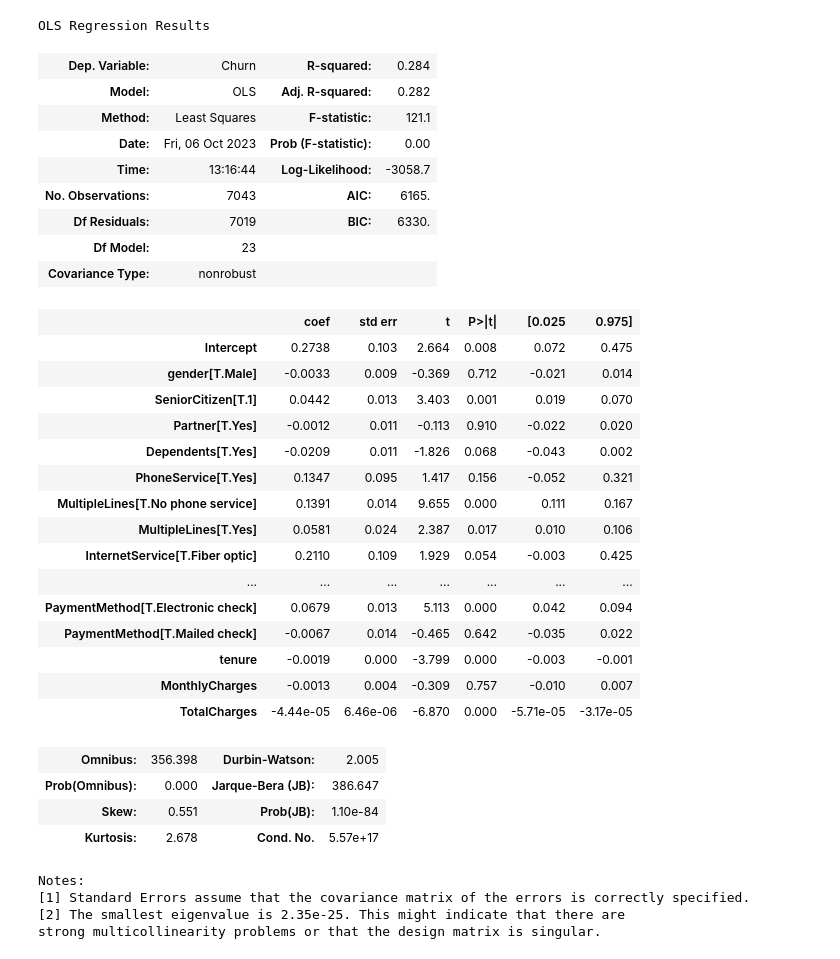
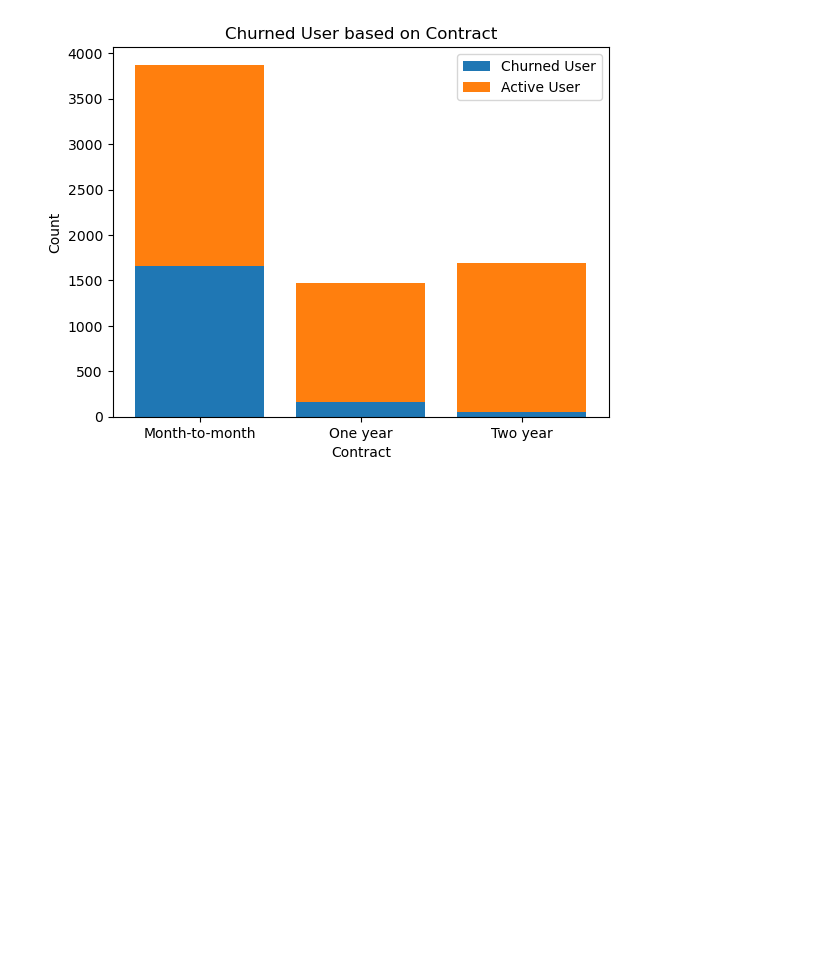
Before and after one commit to sangjun927/Multiple-Linear-Regression, a Jupyter notebook: 2_EDA.ipynb, the cells around one changed output. Saved outputs shown, nothing was run; the diff lists cells and outputs as text; code cells hidden in the pictures; blank space fills up the shorter version.

```diff
--- a/2_EDA.ipynb
+++ b/2_EDA.ipynb
@@ -76,42 +74,23 @@ print(vif)
-# %%
-# y variable has to be integer value.
-df['Churn'] = df['Churn'].map({'Yes': 1, 'No': 0})
-
-model = smf.ols('Churn~gender+SeniorCitizen + Partner + Dependents +tenure + PhoneService + MultipleLines+InternetService+OnlineSecurity+OnlineBackup+DeviceProtection+TechSupport+StreamingTV+StreamingMovies+Contract+PaperlessBilling+PaymentMethod + MonthlyCharges + TotalCharges',data=df).fit()
-
-model.summary()
-# %% [output]
-OLS Regression Results
-| Dep. Variable: | Churn | R-squared: | 0.284 |
-| Model: | OLS | Adj. R-squared: | 0.282 |
-| Method: | Least Squares | F-statistic: | 121.1 |
-| Date: | Fri, 06 Oct 2023 | Prob (F-statistic): | 0.00 |
-| Time: | 13:16:44 | Log-Likelihood: | -3058.7 |
-| No. Observations: | 7043 | AIC: | 6165. |
-| Df Residuals: | 7019 | BIC: | 6330. |
-| Df Model: | 23 |  |  |
-| Covariance Type: | nonrobust |  |  |
-|  | coef | std err | t | P>|t| | [0.025 | 0.975] |
-| Intercept | 0.2738 | 0.103 | 2.664 | 0.008 | 0.072 | 0.475 |
-| gender[T.Male] | -0.0033 | 0.009 | -0.369 | 0.712 | -0.021 | 0.014 |
-| SeniorCitizen[T.1] | 0.0442 | 0.013 | 3.403 | 0.001 | 0.019 | 0.070 |
-| Partner[T.Yes] | -0.0012 | 0.011 | -0.113 | 0.910 | -0.022 | 0.020 |
-| Dependents[T.Yes] | -0.0209 | 0.011 | -1.826 | 0.068 | -0.043 | 0.002 |
-| PhoneService[T.Yes] | 0.1347 | 0.095 | 1.417 | 0.156 | -0.052 | 0.321 |
-| MultipleLines[T.No phone service] | 0.1391 | 0.014 | 9.655 | 0.000 | 0.111 | 0.167 |
-| MultipleLines[T.Yes] | 0.0581 | 0.024 | 2.387 | 0.017 | 0.010 | 0.106 |
-| InternetService[T.Fiber optic] | 0.2110 | 0.109 | 1.929 | 0.054 | -0.003 | 0.425 |
-| ... | ... | ... | ... | ... | ... | ... |
-| PaymentMethod[T.Electronic check] | 0.0679 | 0.013 | 5.113 | 0.000 | 0.042 | 0.094 |
-| PaymentMethod[T.Mailed check] | -0.0067 | 0.014 | -0.465 | 0.642 | -0.035 | 0.022 |
-| tenure | -0.0019 | 0.000 | -3.799 | 0.000 | -0.003 | -0.001 |
-| MonthlyCharges | -0.0013 | 0.004 | -0.309 | 0.757 | -0.010 | 0.007 |
-| TotalCharges | -4.44e-05 | 6.46e-06 | -6.870 | 0.000 | -5.71e-05 | -3.17e-05 |
-| Omnibus: | 356.398 | Durbin-Watson: | 2.005 |
-| Prob(Omnibus): | 0.000 | Jarque-Bera (JB): | 386.647 |
-| Skew: | 0.551 | Prob(JB): | 1.10e-84 |
-| Kurtosis: | 2.678 | Cond. No. | 5.57e+17 |
-Notes:
-[1] Standard Errors assume that the covariance matrix of the errors is correctly specified.
-[2] The smallest eigenvalue is 2.35e-25. This might indicate that there are
-strong multicollinearity problems or that the design matrix is singular.
+# %%
+Contract = df.groupby(['Contract','Churn Label'])['Count'].count().to_frame().reset_index()
+
+categories = Contract['Contract'].drop_duplicates()
+values1 = Contract[Contract['Churn Label']=='Yes']['Count']
+values2 = Contract[Contract['Churn Label']=='No']['Count']
+
+# Create the stacked bar graph
+plt.bar(categories, values1, label='Churned User')
+plt.bar(categories, values2, bottom=values1, label='Active User')
+
+# Add labels and title
+plt.xlabel('Contract')
+plt.ylabel('Count')
+plt.title('Churned User based on Contract')
+
+# Add a legend
+plt.legend()
+
+# Display the plot
+plt.show()
+# %% [output]
+[figure, added]
```
Also changed, not shown: parts of 15 cells of this notebook.
